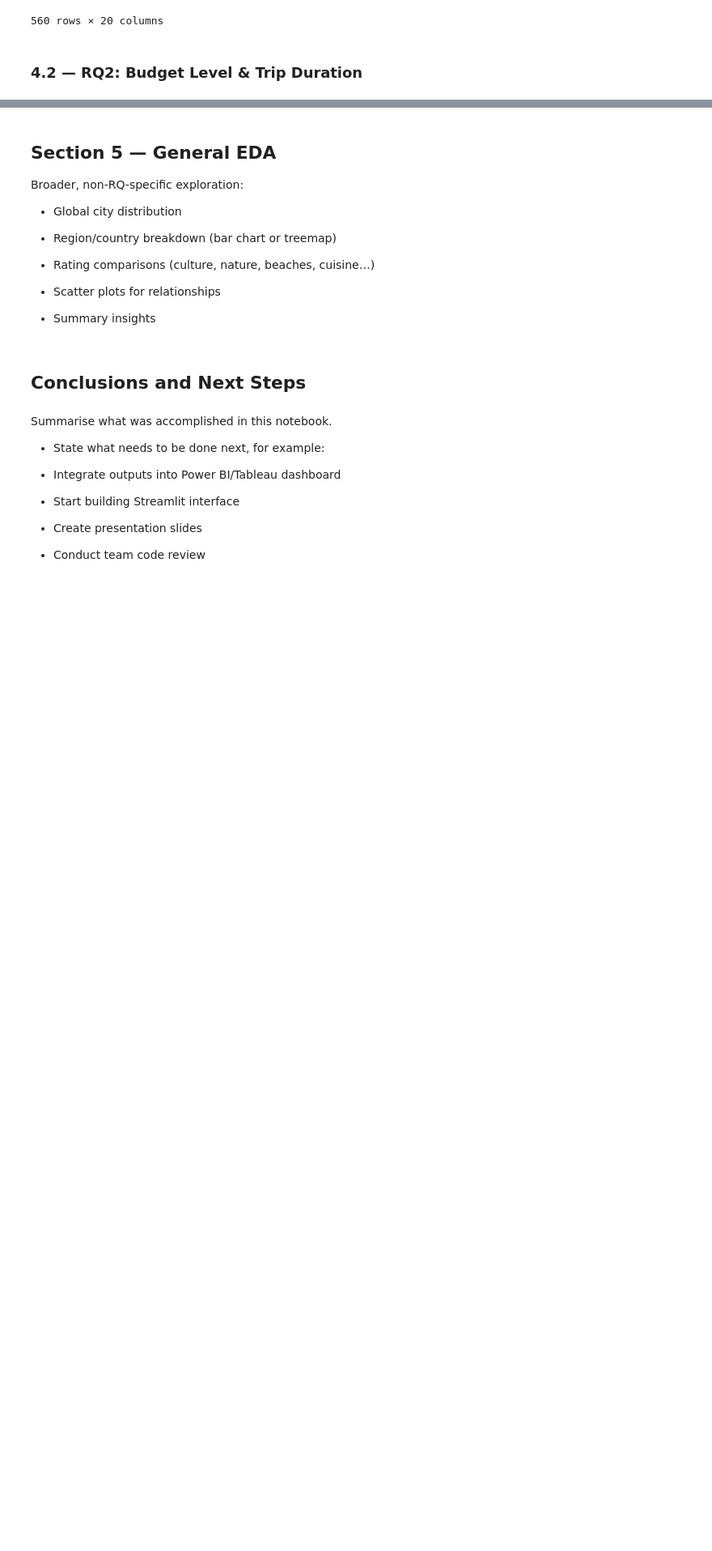
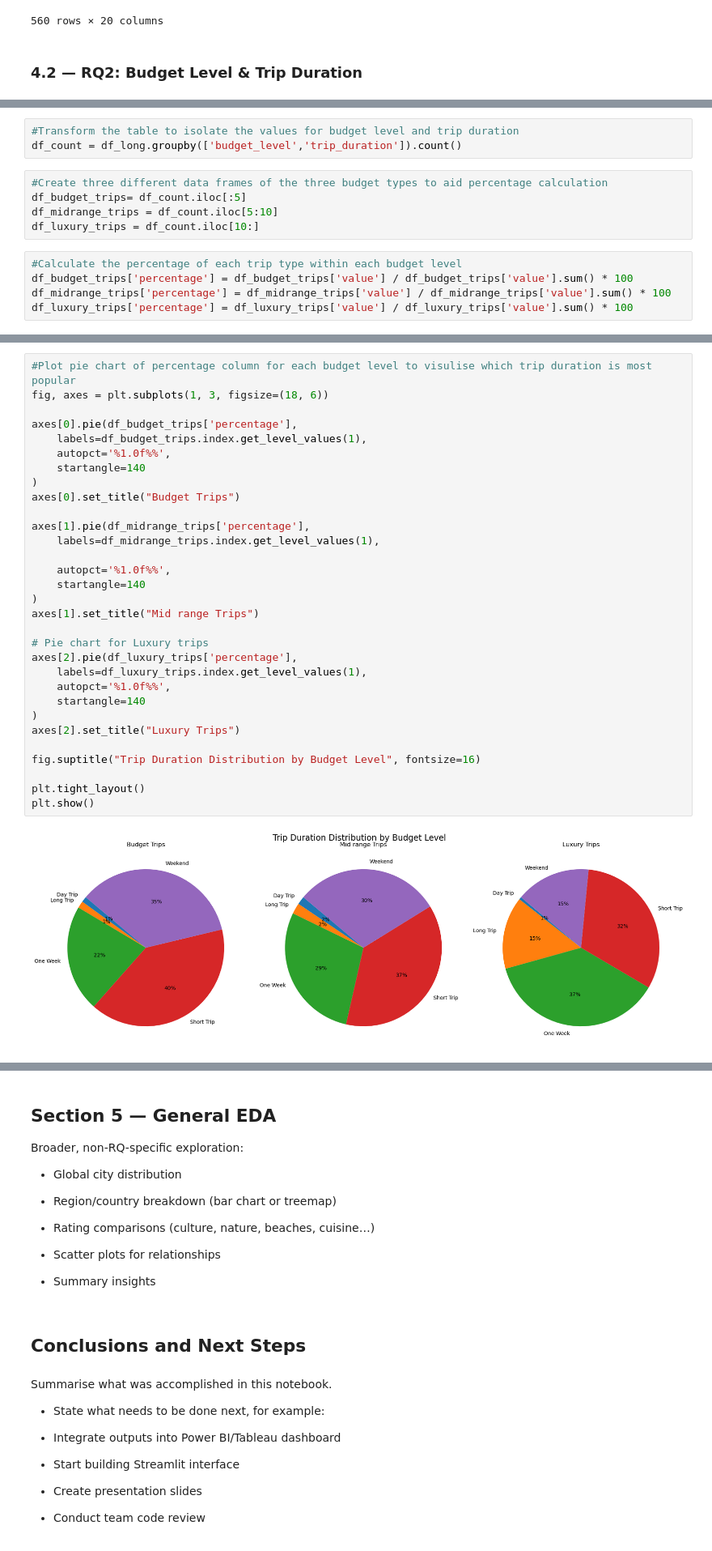
Before and after one commit to renewedspirit/Worldwide_Travel_Analysis, a Jupyter notebook: jupyter_notebooks/wtc_analysis.ipynb, the cells around one changed output, grey strips where cells are left out. Shown: that part at 81% size. Drawn from its saved outputs; the diff is of its cells as text; blank space fills up the shorter version.

```diff
--- a/jupyter_notebooks/wtc_analysis.ipynb
+++ b/jupyter_notebooks/wtc_analysis.ipynb
@@ -305,0 +373,13 @@ display(df)
+# %%
+#Transform the table to isolate the values for budget level and trip duration
+df_count = df_long.groupby(['budget_level','trip_duration']).count()
+# %%
+#Create three different data frames of the three budget types to aid percentage calculation
+df_budget_trips= df_count.iloc[:5]
+df_midrange_trips = df_count.iloc[5:10]
+df_luxury_trips = df_count.iloc[10:]
+# %%
+#Calculate the percentage of each trip type within each budget level
+df_budget_trips['percentage'] = df_budget_trips['value'] / df_budget_trips['value'].sum() * 100
+df_midrange_trips['percentage'] = df_midrange_trips['value'] / df_midrange_trips['value'].sum() * 100
+df_luxury_trips['percentage'] = df_luxury_trips['value'] / df_luxury_trips['value'].sum() * 100
@@ -305,0 +402,33 @@ display(df)
+# %%
+#Plot pie chart of percentage column for each budget level to visulise which trip duration is most popular
+fig, axes = plt.subplots(1, 3, figsize=(18, 6))
+
+axes[0].pie(df_budget_trips['percentage'],
+    labels=df_budget_trips.index.get_level_values(1),
+    autopct='%1.0f%%',
+    startangle=140
+)
+axes[0].set_title("Budget Trips")
+
+axes[1].pie(df_midrange_trips['percentage'],
+    labels=df_midrange_trips.index.get_level_values(1),
+
+    autopct='%1.0f%%',
+    startangle=140
+)
+axes[1].set_title("Mid range Trips")
+
+# Pie chart for Luxury trips
+axes[2].pie(df_luxury_trips['percentage'],
+    labels=df_luxury_trips.index.get_level_values(1),
+    autopct='%1.0f%%',
+    startangle=140
+)
+axes[2].set_title("Luxury Trips")
+
+fig.suptitle("Trip Duration Distribution by Budget Level", fontsize=16)
+
+plt.tight_layout()
+plt.show()
+# %% [output]
+[figure, added]
```
Also changed, not shown: parts of 10 cells of this notebook.
